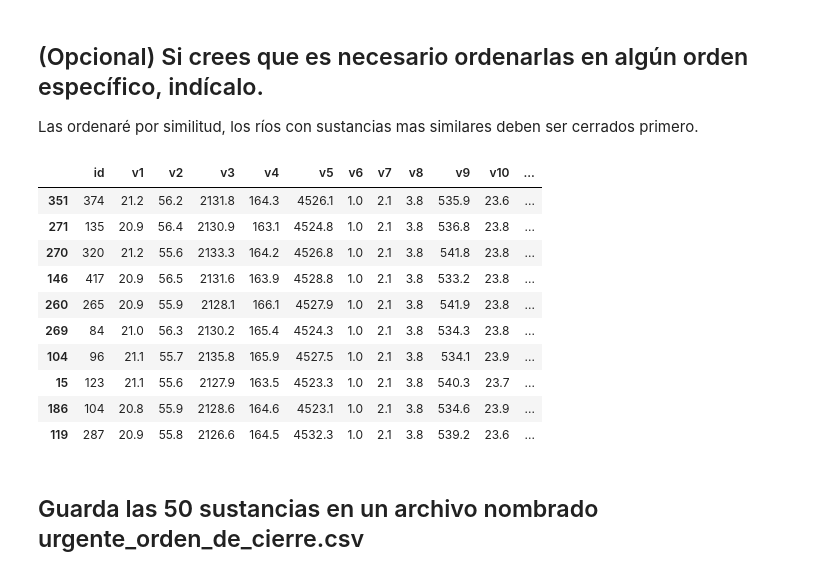
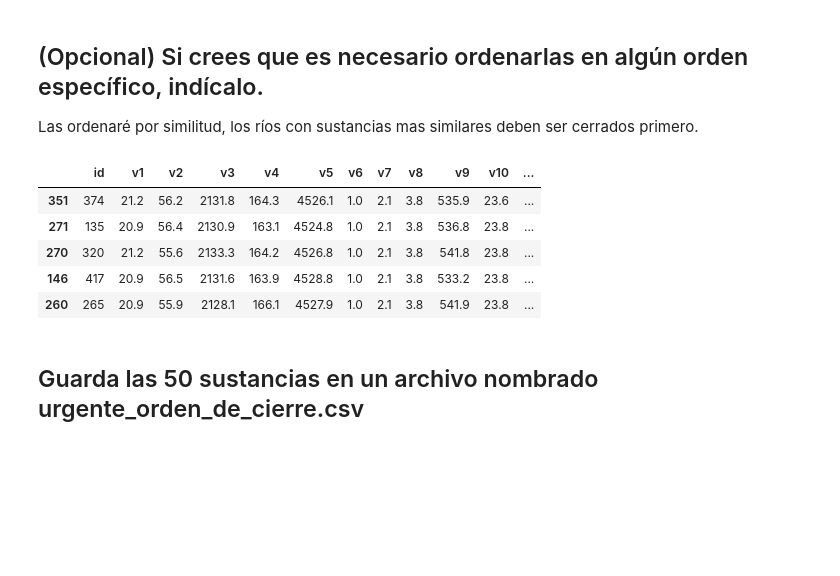
Before and after one commit to jabud/tres_desafios, a Jupyter notebook: Aguas_venenosas.ipynb, the cells around one changed output. Saved outputs shown, nothing was run; the diff lists cells and outputs as text; code cells hidden in the pictures; blank space fills up the shorter version.

```diff
--- a/Aguas_venenosas.ipynb
+++ b/Aguas_venenosas.ipynb
@@ -203,19 +223,14 @@ Las ordenaré por similitud, los ríos con sustancias mas similares deben ser ce
 # %%
 urgent = sustancias.sort_values(by='distancia', axis=0, ascending=True)[:50]
 # %%
-urgent.head(10)
+urgent.head(5)
 # %% [output]
 |  | id | v1 | v2 | v3 | v4 | v5 | v6 | v7 | v8 | v9 | v10 | ... |
 | 351 | 374 | 21.2 | 56.2 | 2131.8 | 164.3 | 4526.1 | 1.0 | 2.1 | 3.8 | 535.9 | 23.6 | ... |
 | 271 | 135 | 20.9 | 56.4 | 2130.9 | 163.1 | 4524.8 | 1.0 | 2.1 | 3.8 | 536.8 | 23.8 | ... |
 | 270 | 320 | 21.2 | 55.6 | 2133.3 | 164.2 | 4526.8 | 1.0 | 2.1 | 3.8 | 541.8 | 23.8 | ... |
 | 146 | 417 | 20.9 | 56.5 | 2131.6 | 163.9 | 4528.8 | 1.0 | 2.1 | 3.8 | 533.2 | 23.8 | ... |
 | 260 | 265 | 20.9 | 55.9 | 2128.1 | 166.1 | 4527.9 | 1.0 | 2.1 | 3.8 | 541.9 | 23.8 | ... |
-| 269 | 84 | 21.0 | 56.3 | 2130.2 | 165.4 | 4524.3 | 1.0 | 2.1 | 3.8 | 534.3 | 23.8 | ... |
-| 104 | 96 | 21.1 | 55.7 | 2135.8 | 165.9 | 4527.5 | 1.0 | 2.1 | 3.8 | 534.1 | 23.9 | ... |
-| 15 | 123 | 21.1 | 55.6 | 2127.9 | 163.5 | 4523.3 | 1.0 | 2.1 | 3.8 | 540.3 | 23.7 | ... |
-| 186 | 104 | 20.8 | 55.9 | 2128.6 | 164.6 | 4523.1 | 1.0 | 2.1 | 3.8 | 534.6 | 23.9 | ... |
-| 119 | 287 | 20.9 | 55.8 | 2126.6 | 164.5 | 4532.3 | 1.0 | 2.1 | 3.8 | 539.2 | 23.6 | ... |
 # %% [markdown]
 <a id='guarda'></a>
 ## Guarda las 50 sustancias en un archivo nombrado urgente_orden_de_cierre.csv
```
Also changed, not shown: parts of 5 cells of this notebook, 8 other files.
